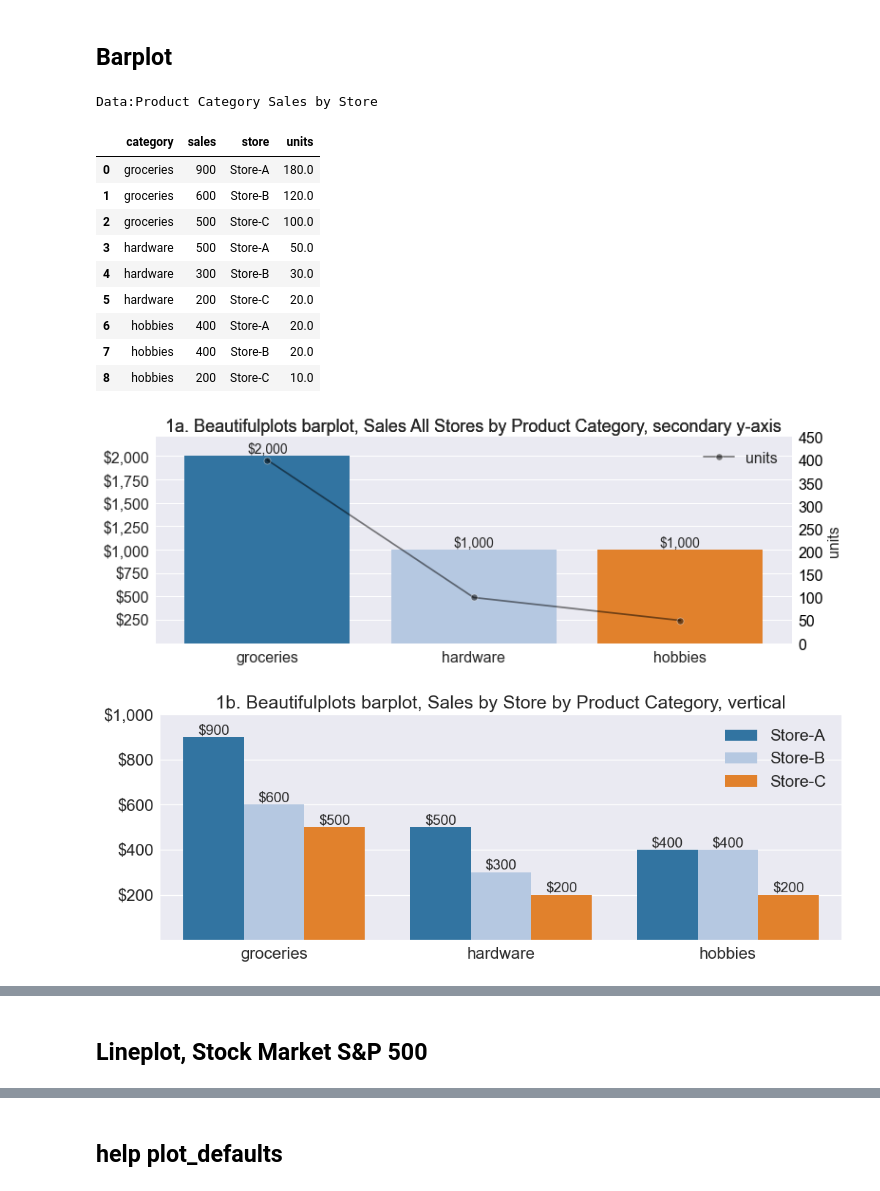
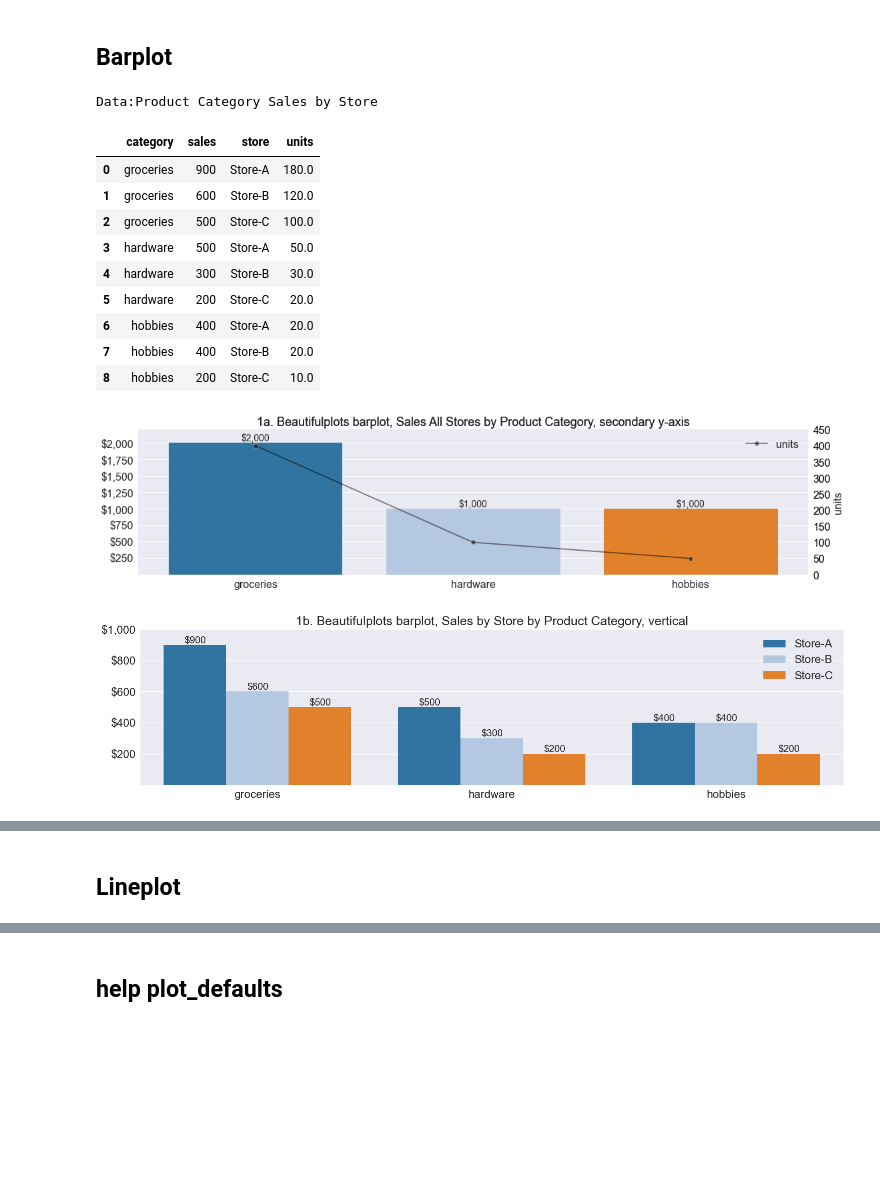
Before and after one commit to Aljgutier/beautifulplots, a Jupyter notebook: docs/examples.ipynb, the cells around one changed output, grey strips where cells are left out. Drawn from its saved outputs; the diff is of its cells as text; code cells hidden in the pictures; blank space fills up the shorter version.

```diff
--- a/docs/examples.ipynb
+++ b/docs/examples.ipynb
@@ -8,11 +6,6 @@ import seaborn as sns
 # %% [markdown]
 ## Barplot
 # %%
-
-
-# reset plot defaults for these examples
-import matplotlib as mpl
-mpl.rcParams.update(mpl.rcParamsDefault)
 
 # Data and Dataframe
 print('Data:Product Category Sales by Store')
@@ -29,39 +22,39 @@ def unit_sales(row):
     return units
 df['units']= df.apply(lambda row: unit_sales(row),axis=1)
 display(df)
 
 
 
 # Plots
 
 # Example 1a
 bp.barplot(df,'category','sales', palette='tab20',
-                   title='1a. Beautifulplots barplot, Sales All Stores by Product Category, secondary y-axis', figsize=(12,4),
-                   bardatalabels=True, bardataformat=",.0f", barcurrency="$", ylims = (0.1,2200), estimator2=sum,
-                   y2='units',ylims2=(0,450),y2label='units', color2='black',marker2="o", y2axisformat=".0f")
+                   title='1a. Beautifulplots barplot, Sales All Stores by Product Category, secondary y-axis', figsize=(18,4),
+                   bardatalabels=True, bardataformat=",.0f", barcurrency="$", y_lims = (0.1,2200), estimator2=sum,
+                   y2='units',y_lims2=(0,450),y2_label='units', color2='black',marker2="o", y2_axis_format=".0f")
 
 # Example 1b
 bp.barplot(df,'category','sales',hue='store', palette='tab20',
-                   title='1b. Beautifulplots barplot, Sales by Store by Product Category, vertical', figsize=(12,4),
+                   title='1b. Beautifulplots barplot, Sales by Store by Product Category, vertical', figsize=(18,4),
                    bardatalabels=True, barcurrency="$", bardataformat=",.0f",
-                   ylims = (0.1,1000))
+                   y_lims = (0.1,1000))
 
 # Example 1c
 bp.barplot(df,'category','sales',hue='store', palette='tab20',
-                   title='1c. Beautifulplots barplot, Sales by Store by Product Category, horizontal', figsize=(12,8),
+                   title='1c. Beautifulplots barplot, Sales by Store by Product Category, horizontal', figsize=(18,8),
                    bardatalabels=True, bardataformat=".0f", barcurrency="$", barorientation='h',
-                   xlims = (0.1,1000), legendloc="lower right")
+                   x_lims = (0.1,1000), legend_loc="lower right")
 # %% [output]
 Data:Product Category Sales by Store
 |  | category | sales | store | units |
 | 0 | groceries | 900 | Store-A | 180.0 |
 | 1 | groceries | 600 | Store-B | 120.0 |
 | 2 | groceries | 500 | Store-C | 100.0 |
 | 3 | hardware | 500 | Store-A | 50.0 |
 | 4 | hardware | 300 | Store-B | 30.0 |
 | 5 | hardware | 200 | Store-C | 20.0 |
 | 6 | hobbies | 400 | Store-A | 20.0 |
 | 7 | hobbies | 400 | Store-B | 20.0 |
 | 8 | hobbies | 200 | Store-C | 10.0 |
-[figure, old version]
+[figure, new version]
-[figure, old version]
+[figure, new version]
@@ -69,4 +62,4 @@ Data:Product Category Sales by Store
-# %% [markdown]
-## Lineplot, Stock Market S&P 500
+# %% [markdown]
+## Lineplot
 # %%
 
```
Also changed, not shown: parts of 12 cells of this notebook, 1 other file.
